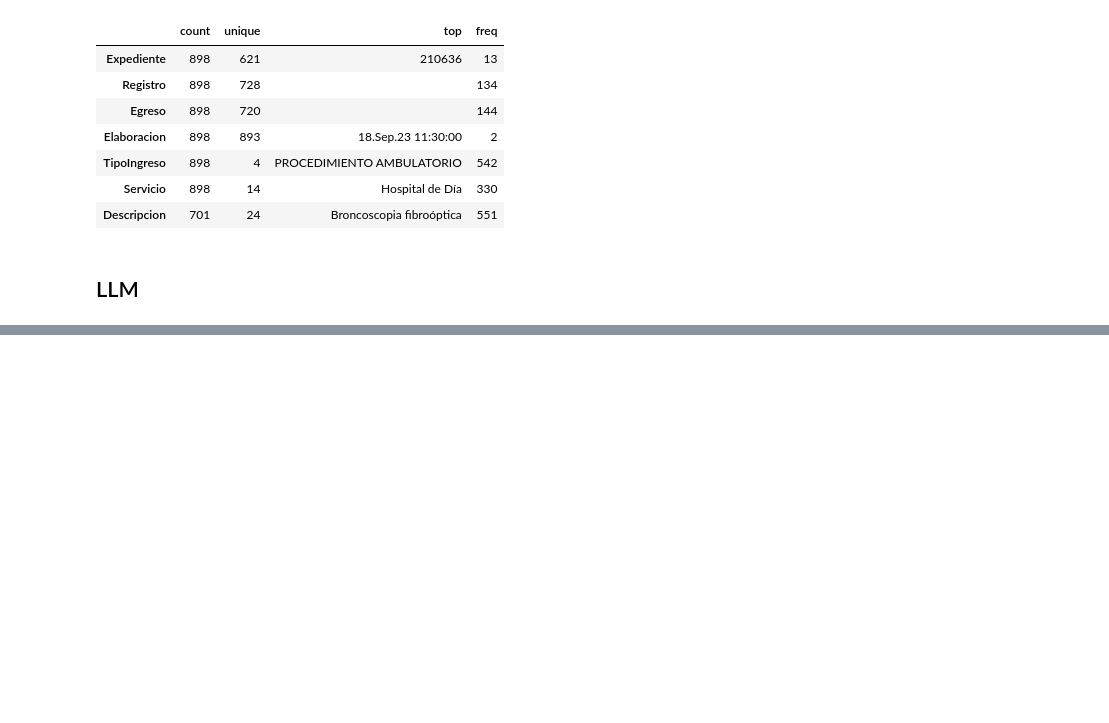
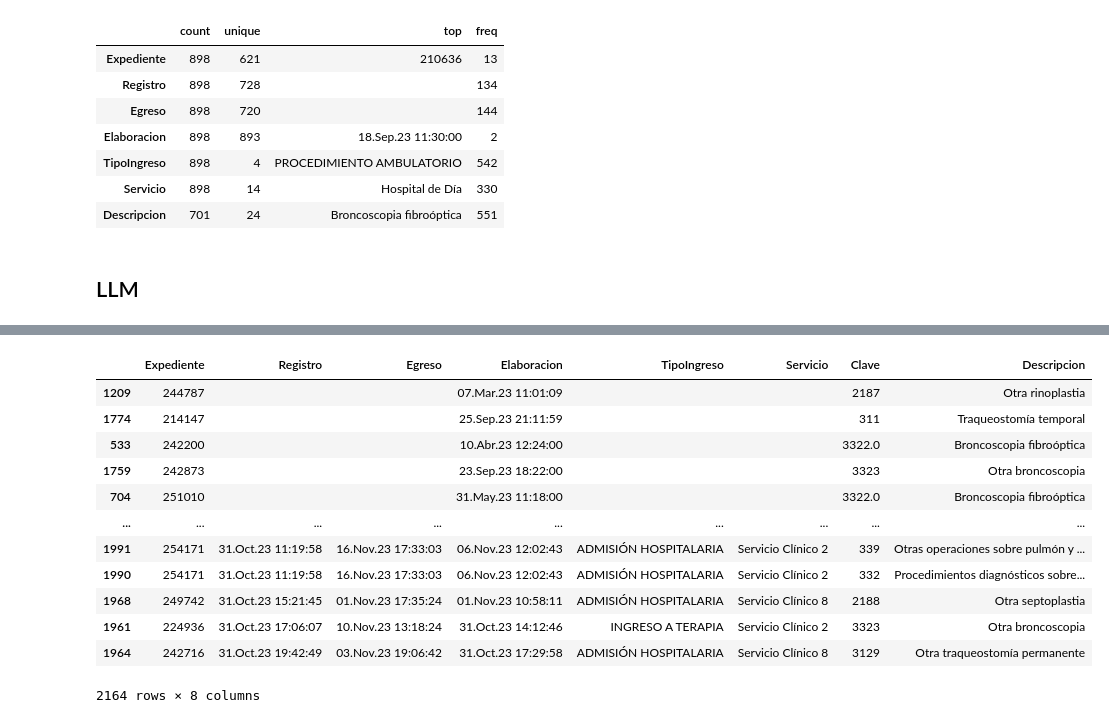
Before and after one commit to genomorro/tic-iner, a Jupyter notebook: main.ipynb, the cells around one changed output, grey strips where cells are left out. Drawn from its saved outputs; the diff is of its cells as text; code cells hidden in the pictures; blank space fills up the shorter version.

```diff
--- a/main.ipynb
+++ b/main.ipynb
@@ -195,0 +238,16 @@ df_np = SmartDataframe(df_np, config={"llm": llm})
+# %%
+ai.chat("Ordena df por Registro y muéstramelo")
+# %% [output]
+|  | Expediente | Registro | Egreso | Elaboracion | TipoIngreso | Servicio | Clave | Descripcion |
+| 1209 | 244787 |  |  | 07.Mar.23 11:01:09 |  |  | 2187 | Otra rinoplastia |
+| 1774 | 214147 |  |  | 25.Sep.23 21:11:59 |  |  | 311 | Traqueostomía temporal |
+| 533 | 242200 |  |  | 10.Abr.23 12:24:00 |  |  | 3322.0 | Broncoscopia fibroóptica |
+| 1759 | 242873 |  |  | 23.Sep.23 18:22:00 |  |  | 3323 | Otra broncoscopia |
+| 704 | 251010 |  |  | 31.May.23 11:18:00 |  |  | 3322.0 | Broncoscopia fibroóptica |
+| ... | ... | ... | ... | ... | ... | ... | ... | ... |
+| 1991 | 254171 | 31.Oct.23 11:19:58 | 16.Nov.23 17:33:03 | 06.Nov.23 12:02:43 | ADMISIÓN HOSPITALARIA | Servicio Clínico 2 | 339 | Otras operaciones sobre pulmón y ... |
+| 1990 | 254171 | 31.Oct.23 11:19:58 | 16.Nov.23 17:33:03 | 06.Nov.23 12:02:43 | ADMISIÓN HOSPITALARIA | Servicio Clínico 2 | 332 | Procedimientos diagnósticos sobre... |
+| 1968 | 249742 | 31.Oct.23 15:21:45 | 01.Nov.23 17:35:24 | 01.Nov.23 10:58:11 | ADMISIÓN HOSPITALARIA | Servicio Clínico 8 | 2188 | Otra septoplastia |
+| 1961 | 224936 | 31.Oct.23 17:06:07 | 10.Nov.23 13:18:24 | 31.Oct.23 14:12:46 | INGRESO A TERAPIA | Servicio Clínico 2 | 3323 | Otra broncoscopia |
+| 1964 | 242716 | 31.Oct.23 19:42:49 | 03.Nov.23 19:06:42 | 31.Oct.23 17:29:58 | ADMISIÓN HOSPITALARIA | Servicio Clínico 8 | 3129 | Otra traqueostomía permanente |
+2164 rows × 8 columns
```
Also changed, not shown: parts of 8 cells of this notebook.
